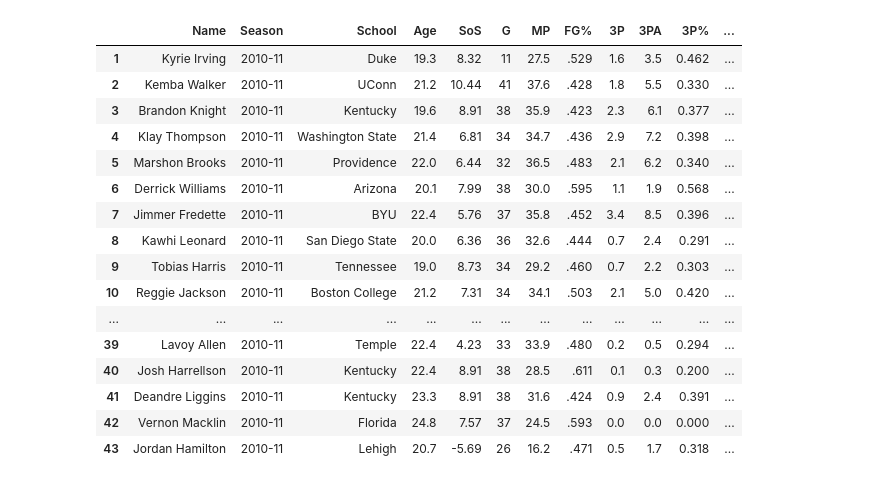
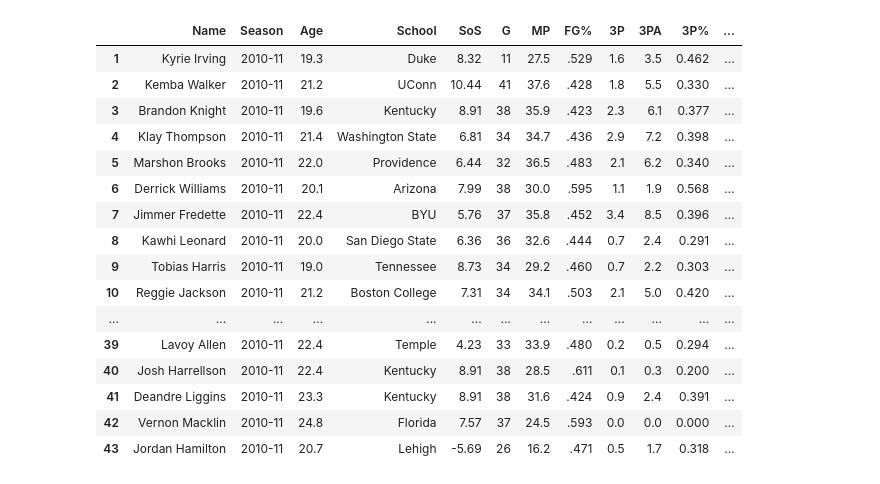
Before and after one commit to EvanJW7/2021-NBA-Draft-Prospect-Stats, a Jupyter notebook: 2011 Grades/2011.ipynb, the cells around one changed output. Cells and saved outputs as stored; diff of their text form; code cells hidden in the pictures.

```diff
--- a/2011 Grades/2011.ipynb
+++ b/2011 Grades/2011.ipynb
@@ -84,7 +84,7 @@ for player in players:
         age_list.append(22)
         year_list.append(.85)
 
-table.insert(2, "Age", age_list)
+table.insert(1, "Age", age_list)
 table.insert(2, "Year", year_list)
 table.insert(0, "Name", playerlist)
 
@@ -104,47 +104,47 @@ table['3P%'] = table['3P%'].astype(float)
 
 table["Player Grade"] = ((table['PTS']) + (table['TRB']*1.5) + (table['AST']*2) +
 (table['BLK']*3) + (table['STL']*3) + (table['3P']*5)+ (table['FT%']*7) + (table['SOS']) +
 (table['3P%']*10)) * table['Year']
 table["Player Grade"] = table["Player Grade"]*1.50
 table["Player Grade"] = (round(table["Player Grade"], 1))
 table["Player Grade"]= table["Player Grade"].astype(float)
 
 table = table.sort_values(by= "Player Grade", ascending=False)
 table.insert(5, 'SoS', table['SOS'])
 table.reset_index(drop = True, inplace=True)
 import numpy as np
 table.index = np.arange(1, len(table)+1)
 del table['SOS']
 del table['Conf']
 del table['ORB']
 del table['DRB']
 del table['GS']
 del table['FG']
 del table['FGA']
 del table['FT']
 del table['FTA']
 del table['2P']
 del table['2PA']
 del table['2P%']
 del table['Year']
 del table['TOV']
 del table['PF']
 table
 # %% [output]
-|  | Name | Season | School | Age | SoS | G | MP | FG% | 3P | 3PA | 3P% | ... |
-| 1 | Kyrie Irving | 2010-11 | Duke | 19.3 | 8.32 | 11 | 27.5 | .529 | 1.6 | 3.5 | 0.462 | ... |
-| 2 | Kemba Walker | 2010-11 | UConn | 21.2 | 10.44 | 41 | 37.6 | .428 | 1.8 | 5.5 | 0.330 | ... |
-| 3 | Brandon Knight | 2010-11 | Kentucky | 19.6 | 8.91 | 38 | 35.9 | .423 | 2.3 | 6.1 | 0.377 | ... |
-| 4 | Klay Thompson | 2010-11 | Washington State | 21.4 | 6.81 | 34 | 34.7 | .436 | 2.9 | 7.2 | 0.398 | ... |
-| 5 | Marshon Brooks | 2010-11 | Providence | 22.0 | 6.44 | 32 | 36.5 | .483 | 2.1 | 6.2 | 0.340 | ... |
-| 6 | Derrick Williams | 2010-11 | Arizona | 20.1 | 7.99 | 38 | 30.0 | .595 | 1.1 | 1.9 | 0.568 | ... |
-| 7 | Jimmer Fredette | 2010-11 | BYU | 22.4 | 5.76 | 37 | 35.8 | .452 | 3.4 | 8.5 | 0.396 | ... |
-| 8 | Kawhi Leonard | 2010-11 | San Diego State | 20.0 | 6.36 | 36 | 32.6 | .444 | 0.7 | 2.4 | 0.291 | ... |
-| 9 | Tobias Harris | 2010-11 | Tennessee | 19.0 | 8.73 | 34 | 29.2 | .460 | 0.7 | 2.2 | 0.303 | ... |
-| 10 | Reggie Jackson | 2010-11 | Boston College | 21.2 | 7.31 | 34 | 34.1 | .503 | 2.1 | 5.0 | 0.420 | ... |
+|  | Name | Season | Age | School | SoS | G | MP | FG% | 3P | 3PA | 3P% | ... |
+| 1 | Kyrie Irving | 2010-11 | 19.3 | Duke | 8.32 | 11 | 27.5 | .529 | 1.6 | 3.5 | 0.462 | ... |
+| 2 | Kemba Walker | 2010-11 | 21.2 | UConn | 10.44 | 41 | 37.6 | .428 | 1.8 | 5.5 | 0.330 | ... |
+| 3 | Brandon Knight | 2010-11 | 19.6 | Kentucky | 8.91 | 38 | 35.9 | .423 | 2.3 | 6.1 | 0.377 | ... |
+| 4 | Klay Thompson | 2010-11 | 21.4 | Washington State | 6.81 | 34 | 34.7 | .436 | 2.9 | 7.2 | 0.398 | ... |
+| 5 | Marshon Brooks | 2010-11 | 22.0 | Providence | 6.44 | 32 | 36.5 | .483 | 2.1 | 6.2 | 0.340 | ... |
+| 6 | Derrick Williams | 2010-11 | 20.1 | Arizona | 7.99 | 38 | 30.0 | .595 | 1.1 | 1.9 | 0.568 | ... |
+| 7 | Jimmer Fredette | 2010-11 | 22.4 | BYU | 5.76 | 37 | 35.8 | .452 | 3.4 | 8.5 | 0.396 | ... |
+| 8 | Kawhi Leonard | 2010-11 | 20.0 | San Diego State | 6.36 | 36 | 32.6 | .444 | 0.7 | 2.4 | 0.291 | ... |
+| 9 | Tobias Harris | 2010-11 | 19.0 | Tennessee | 8.73 | 34 | 29.2 | .460 | 0.7 | 2.2 | 0.303 | ... |
+| 10 | Reggie Jackson | 2010-11 | 21.2 | Boston College | 7.31 | 34 | 34.1 | .503 | 2.1 | 5.0 | 0.420 | ... |
 | ... | ... | ... | ... | ... | ... | ... | ... | ... | ... | ... | ... | ... |
-| 39 | Lavoy Allen | 2010-11 | Temple | 22.4 | 4.23 | 33 | 33.9 | .480 | 0.2 | 0.5 | 0.294 | ... |
-| 40 | Josh Harrellson | 2010-11 | Kentucky | 22.4 | 8.91 | 38 | 28.5 | .611 | 0.1 | 0.3 | 0.200 | ... |
-| 41 | Deandre Liggins | 2010-11 | Kentucky | 23.3 | 8.91 | 38 | 31.6 | .424 | 0.9 | 2.4 | 0.391 | ... |
-| 42 | Vernon Macklin | 2010-11 | Florida | 24.8 | 7.57 | 37 | 24.5 | .593 | 0.0 | 0.0 | 0.000 | ... |
-| 43 | Jordan Hamilton | 2010-11 | Lehigh | 20.7 | -5.69 | 26 | 16.2 | .471 | 0.5 | 1.7 | 0.318 | ... |
+| 39 | Lavoy Allen | 2010-11 | 22.4 | Temple | 4.23 | 33 | 33.9 | .480 | 0.2 | 0.5 | 0.294 | ... |
+| 40 | Josh Harrellson | 2010-11 | 22.4 | Kentucky | 8.91 | 38 | 28.5 | .611 | 0.1 | 0.3 | 0.200 | ... |
+| 41 | Deandre Liggins | 2010-11 | 23.3 | Kentucky | 8.91 | 38 | 31.6 | .424 | 0.9 | 2.4 | 0.391 | ... |
+| 42 | Vernon Macklin | 2010-11 | 24.8 | Florida | 7.57 | 37 | 24.5 | .593 | 0.0 | 0.0 | 0.000 | ... |
+| 43 | Jordan Hamilton | 2010-11 | 20.7 | Lehigh | -5.69 | 26 | 16.2 | .471 | 0.5 | 1.7 | 0.318 | ... |
```
